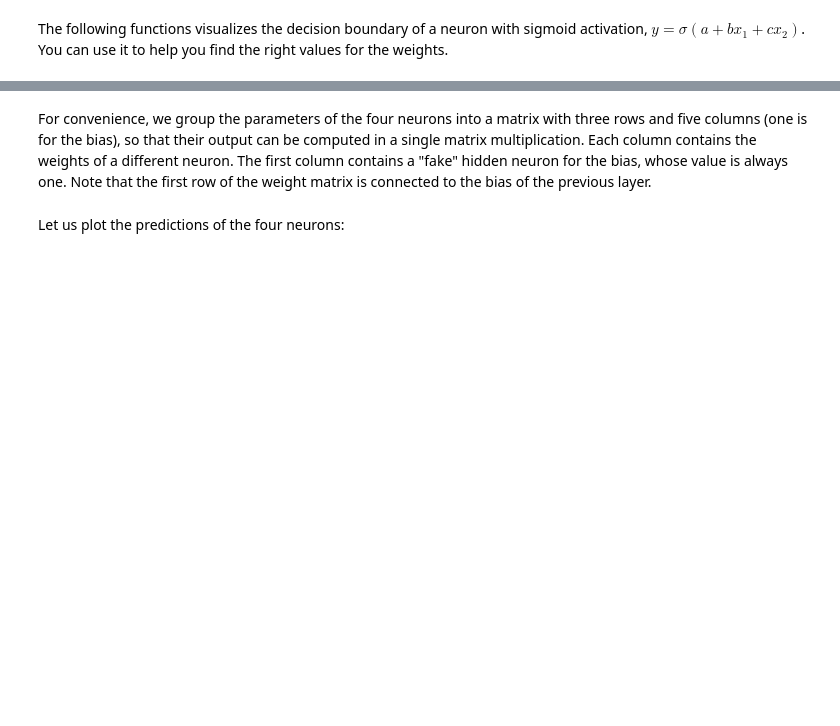
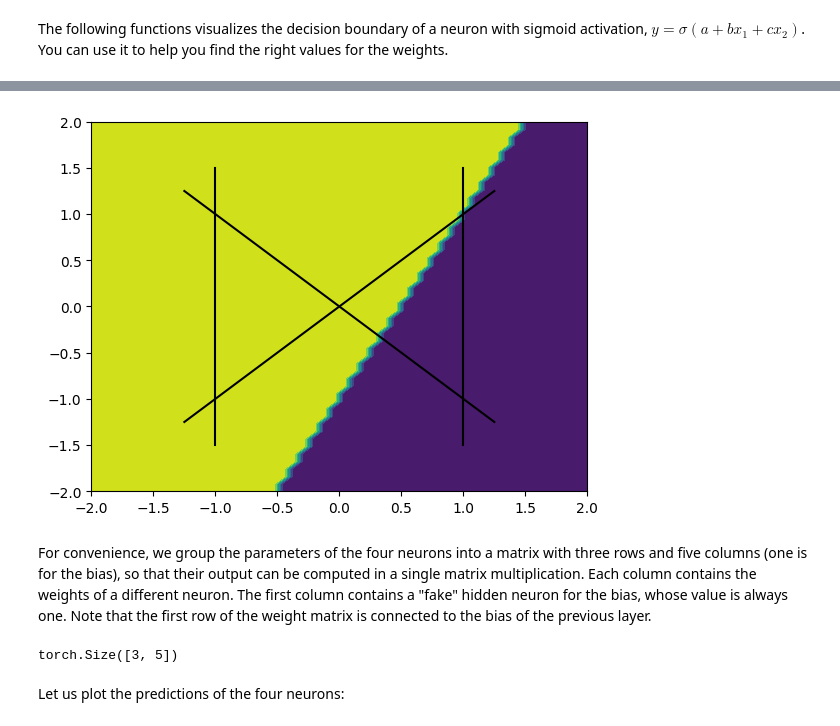
Before and after one commit to AnnikaBennemann/DeepLearningRUB, a Jupyter notebook: 02_lab_question.ipynb, the cells around one changed output, grey strips where cells are left out. Cells and saved outputs as stored; diff of their text form; code cells hidden in the pictures; blank space fills up the shorter version.

```diff
--- a/02_lab_question.ipynb
+++ b/02_lab_question.ipynb
@@ -81,10 +81,12 @@ def plot_decision_boundary(grid_x: Tensor, grid_y, pred: Tensor) -> None:
 
 def activation(x: Tensor) -> Tensor:
 # TODO apply the threshold activation to x.
+  return torch.where(x>0,1.0,0.0)
 
 def plot_decision_boundary_first_hidden(a: int, b: int, c: int) -> None:
     """Take 3 weights for one input neuron and plot resulting decision boundary."""
     neuron_output = (
+        activation(data@torch.tensor([a,b,c], dtype=torch.float))
 # TODO compute the output of the neuron with input weights given by a, b and c on
 # each point of the grid.
     )
@@ -96,3 +97,4 @@ IndentationError: expected an indented block (Temp/ipykernel_21376/309250439.py,
+[figure, added]
 # %% [markdown]
 For convenience, we group the parameters of the four neurons into a matrix with three
 rows and five columns (one is for the bias), so that their output can be computed in a
@@ -101,18 +103,20 @@ The first column contains a "fake" hidden neuron for the bias, whose value is al
 one. Note that the first row of the weight matrix is connected to the bias of the
 previous layer.
 # %%
-
+#y= (a +bx+ cy)
 weights_1 = torch.tensor([
     [1, 0, 0],   # bias neuron connected to the bias of the inputs
-# TODO find the coefficients for the first neuron.
-# TODO find the coefficients for the second neuron.
-# TODO find the coefficients for the third neuron.
-# TODO find the coefficients for the fourth neuron.
+    [10,-10,0], #z=1-x
+    [10,10,0], #z=1+x
+    [0,10,-10], #z=x-y
+    [0,10,10], #z=x+y
 ], dtype=torch.float).T
 # Note: The weight matrix is transposed in the end. (5 x 3 --> 3 x 5)
 # This gives more readability when entering your weights manually.
 
 print(weights_1.shape)
+# %% [output]
+torch.Size([3, 5])
 # %% [markdown]
 Let us plot the predictions of the four neurons:
 # %%
```
Also changed, not shown: parts of 17 cells of this notebook.
